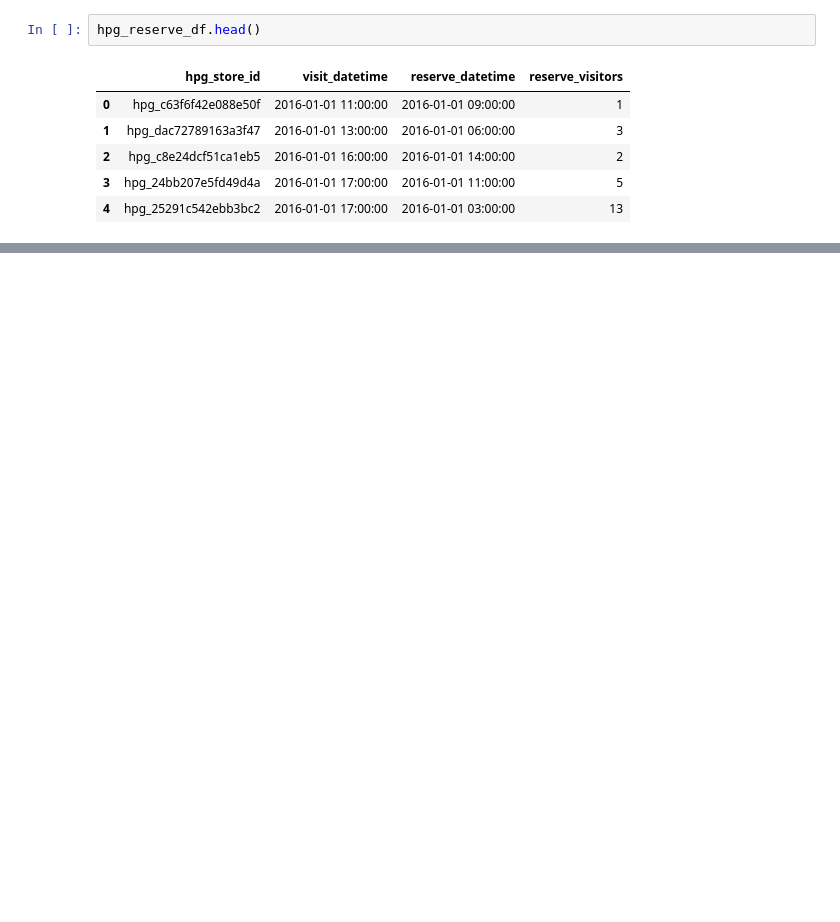
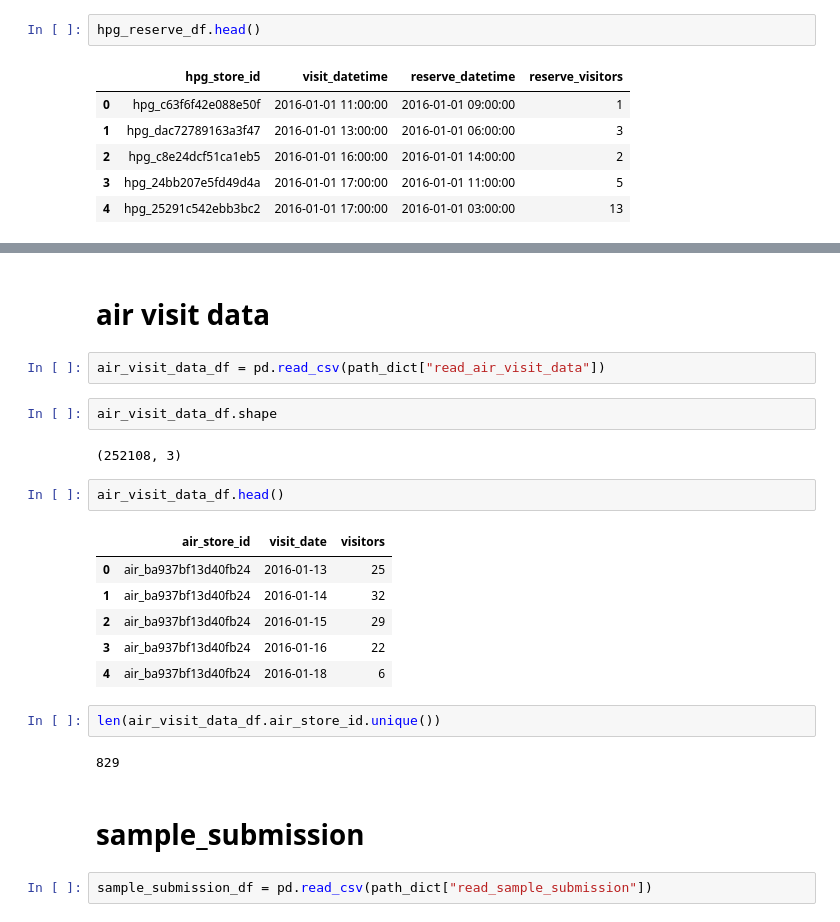
Before and after one commit to AndraAnoaica/kaggle_resto, a Jupyter notebook: exploratory_analysys/0.0-aa-first-explo.ipynb, the cells around one changed output, grey strips where cells are left out. Saved outputs shown, nothing was run; the diff lists cells and outputs as text; blank space fills up the shorter version.

```diff
--- a/exploratory_analysys/0.0-aa-first-explo.ipynb
+++ b/exploratory_analysys/0.0-aa-first-explo.ipynb
@@ -108,0 +173,25 @@ hpg_reserve_df
+# %% [markdown]
+# air visit data
+# %%
+air_visit_data_df = pd.read_csv(path_dict["read_air_visit_data"])
+# %%
+air_visit_data_df.shape
+# %% [output]
+(252108, 3)
+# %%
+air_visit_data_df.head()
+# %% [output]
+|  | air_store_id | visit_date | visitors |
+| 0 | air_ba937bf13d40fb24 | 2016-01-13 | 25 |
+| 1 | air_ba937bf13d40fb24 | 2016-01-14 | 32 |
+| 2 | air_ba937bf13d40fb24 | 2016-01-15 | 29 |
+| 3 | air_ba937bf13d40fb24 | 2016-01-16 | 22 |
+| 4 | air_ba937bf13d40fb24 | 2016-01-18 | 6 |
+# %%
+len(air_visit_data_df.air_store_id.unique())
+# %% [output]
+829
+# %% [markdown]
+# sample_submission
+# %%
+sample_submission_df = pd.read_csv(path_dict["read_sample_submission"])
```
Also changed, not shown: parts of 25 cells of this notebook, 2 other files.
